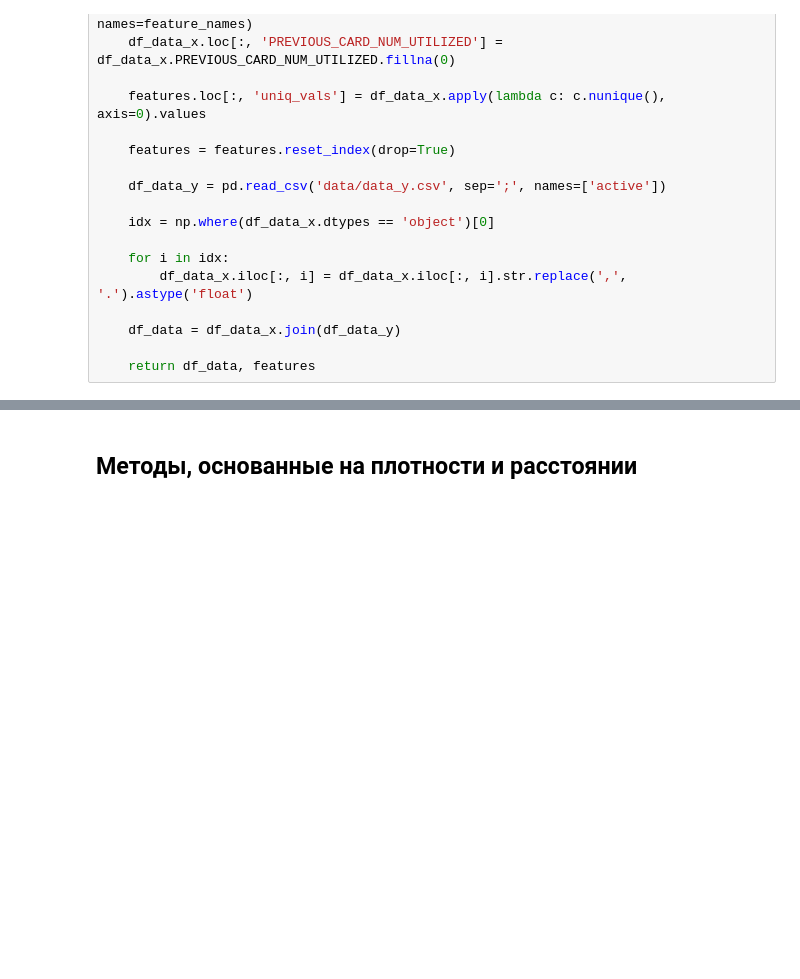
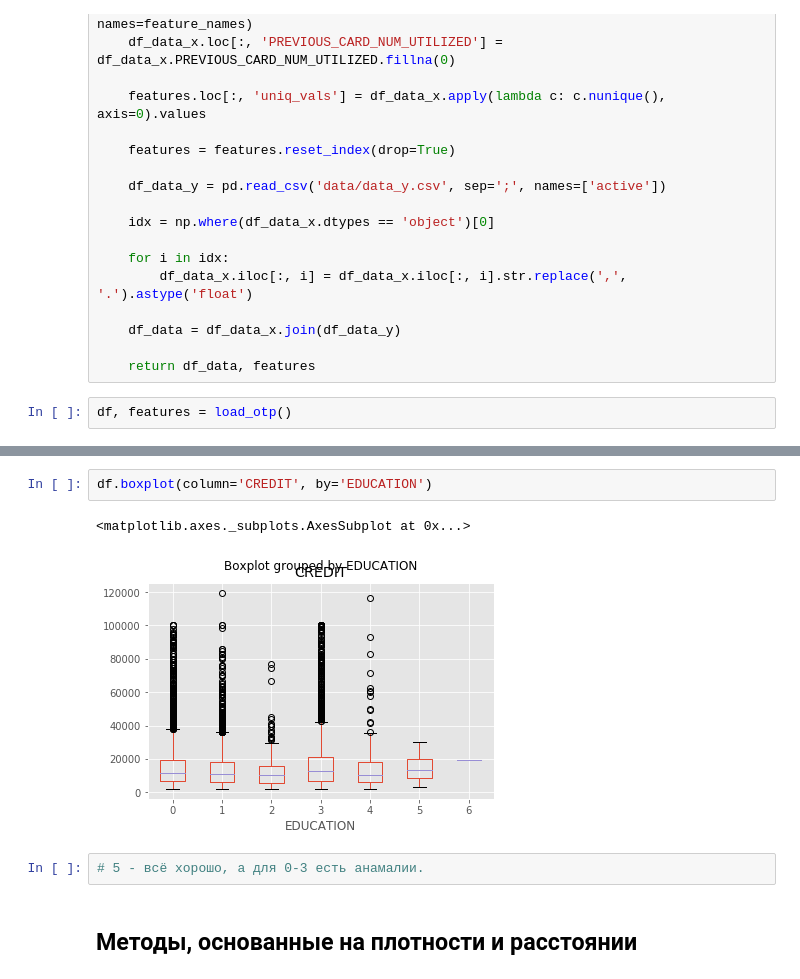
Before and after one commit to ProSerg/SkillFactory, a Jupyter notebook: ML/lessons/lesson6/pipeline-skillfactory.ipynb, the cells around one changed output, grey strips where cells are left out. Cells and saved outputs as stored; diff of their text form; blank space fills up the shorter version.

```diff
--- a/ML/lessons/lesson6/pipeline-skillfactory.ipynb
+++ b/ML/lessons/lesson6/pipeline-skillfactory.ipynb
@@ -135,3 +135,5 @@ def load_otp():
     df_data = df_data_x.join(df_data_y)
 
     return df_data, features
+# %%
+df, features = load_otp()
@@ -138,3 +169,10 @@ def load_otp():
+# %%
+df.boxplot(column='CREDIT', by='EDUCATION')
+# %% [output]
+<matplotlib.axes._subplots.AxesSubplot at 0x...>
+[figure, added]
+# %%
+# 5 - всё хорошо, а для 0-3 есть анамалии.
 # %% [markdown]
 ## Методы, основанные на плотности и расстоянии
 # %% [markdown]
```
Also changed, not shown: parts of 61 cells of this notebook, 1 other file.
